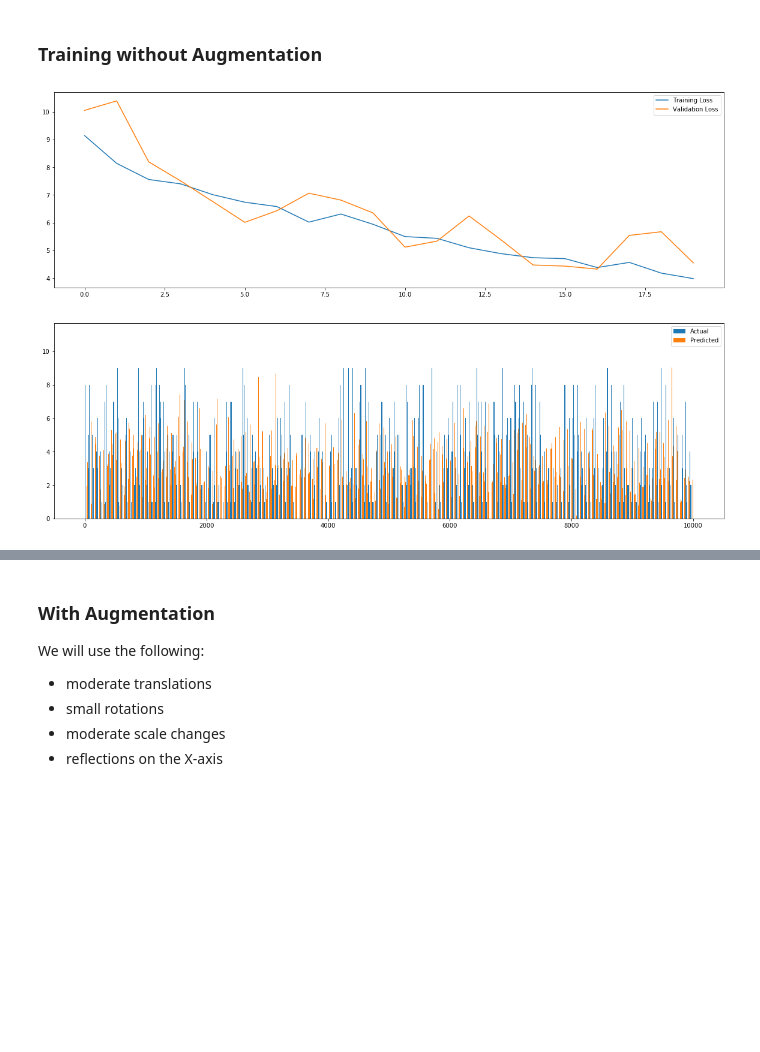
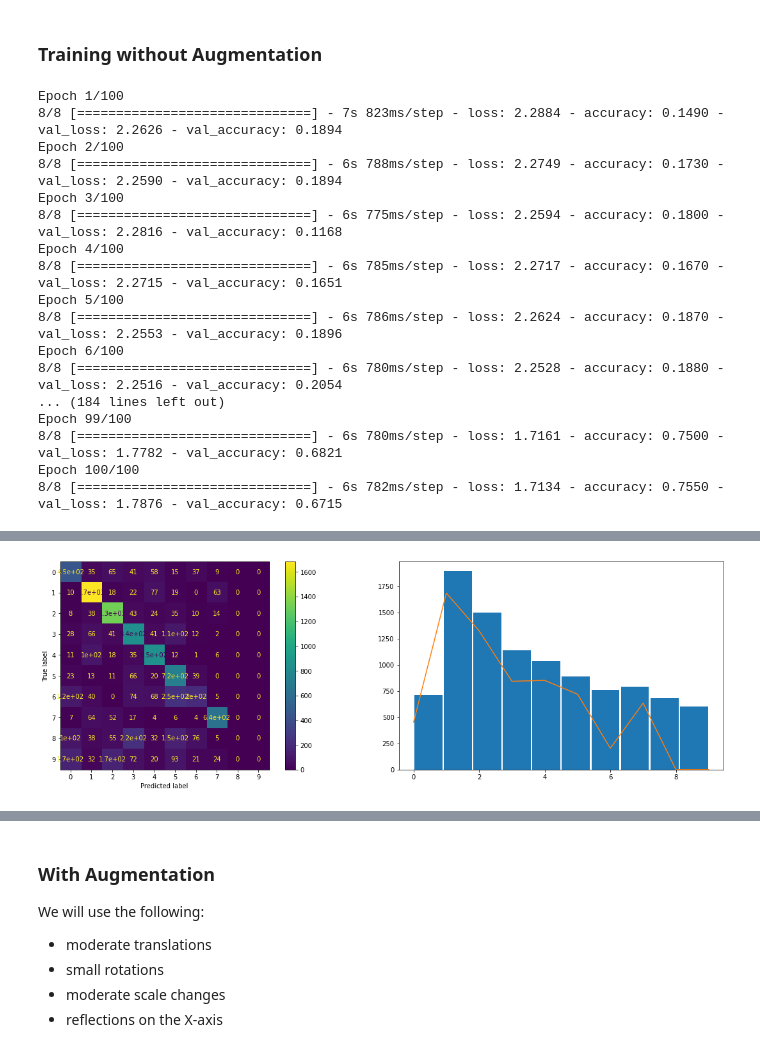
Before and after one commit to zeroxiga/ML-Data-Augmentation---SVHN, a Jupyter notebook: Data Augmentation - SVHN.ipynb, the cells around one changed output, grey strips where cells are left out. Cells and saved outputs as stored; diff of their text form; code cells hidden in the pictures; blank space fills up the shorter version.

```diff
--- a/Data Augmentation - SVHN.ipynb
+++ b/Data Augmentation - SVHN.ipynb
@@ -132,3 +104,0 @@ def CreateModel():
-# %%
-model_cnn = CreateModel()
-model_cnn.summary()
@@ -152,0 +153,21 @@ _________________________________________________________________
+# %%
+def eval_model(model, x_test, y_test):
+    test_scores = model.evaluate(x_test, y_test, verbose=2)
+    print('Test loss:', test_scores[0])
+    print('Test accuracy:', test_scores[1])
+
+    pred = model.predict(x_test);
+    indexes = tf.argmax(pred, axis=1)
+
+    cm = confusion_matrix(y_test, indexes)
+    fig = plt.figure(figsize=[20, 6])
+    ax = fig.add_subplot(1, 2, 1)
+    c = ConfusionMatrixDisplay(cm, display_labels=range(10))
+    c.plot(ax = ax)
+
+    ax = fig.add_subplot(1, 2, 2)
+    ax.hist(y_test, bins=len(np.diagonal(cm)), rwidth=0.95)
+    ax.plot(np.diagonal(cm))
+# %%
+model_baseline = build_model(10)
+model_baseline.summary()
@@ -153,10 +192,28 @@ _________________________________________________________________
 # %% [markdown]
 ### Training without Augmentation
 # %%
-model_cnn.compile(loss='mean_squared_error',
+model_baseline.compile(loss=keras.losses.SparseCategoricalCrossentropy(from_logits=True),
               optimizer=keras.optimizers.Adam(),
               metrics=['accuracy'])
-history = model_cnn.fit(X_train, Y_train,
-                    batch_size=16,
-                    epochs=20,
-                    validation_data=(X_test, Y_test), verbose=False)
+history = model_baseline.fit(X_train, Y_train,
+                        batch_size=128,
+                        epochs=num_epochs,
+                        validation_data=(X_test, Y_test))
+# %% [output]
+Epoch 1/100
+8/8 [==============================] - 7s 823ms/step - loss: 2.2884 - accuracy: 0.1490 - val_loss: 2.2626 - val_accuracy: 0.1894
+Epoch 2/100
+8/8 [==============================] - 6s 788ms/step - loss: 2.2749 - accuracy: 0.1730 - val_loss: 2.2590 - val_accuracy: 0.1894
+Epoch 3/100
+8/8 [==============================] - 6s 775ms/step - loss: 2.2594 - accuracy: 0.1800 - val_loss: 2.2816 - val_accuracy: 0.1168
+Epoch 4/100
+8/8 [==============================] - 6s 785ms/step - loss: 2.2717 - accuracy: 0.1670 - val_loss: 2.2715 - val_accuracy: 0.1651
+Epoch 5/100
+8/8 [==============================] - 6s 786ms/step - loss: 2.2624 - accuracy: 0.1870 - val_loss: 2.2553 - val_accuracy: 0.1896
+Epoch 6/100
+8/8 [==============================] - 6s 780ms/step - loss: 2.2528 - accuracy: 0.1880 - val_loss: 2.2516 - val_accuracy: 0.2054
+... (184 lines left out)
+Epoch 99/100
+8/8 [==============================] - 6s 780ms/step - loss: 1.7161 - accuracy: 0.7500 - val_loss: 1.7782 - val_accuracy: 0.6821
+Epoch 100/100
+8/8 [==============================] - 6s 782ms/step - loss: 1.7134 - accuracy: 0.7550 - val_loss: 1.7876 - val_accuracy: 0.6715
@@ -179,5 +220,3 @@ def eval(model_cnn, history, test, test_y):
-# %%
-eval(model_cnn, history, X_test, Y_test)
-# %% [output]
-[figure, removed]
-[figure, removed]
+# %%
+eval_model(model_baseline, X_test, Y_test)
+# %% [output]
@@ -183,0 +226 @@ eval(model_cnn, history, X_test, Y_test)
+[figure, added]
```
Also changed, not shown: parts of 63 cells of this notebook.
